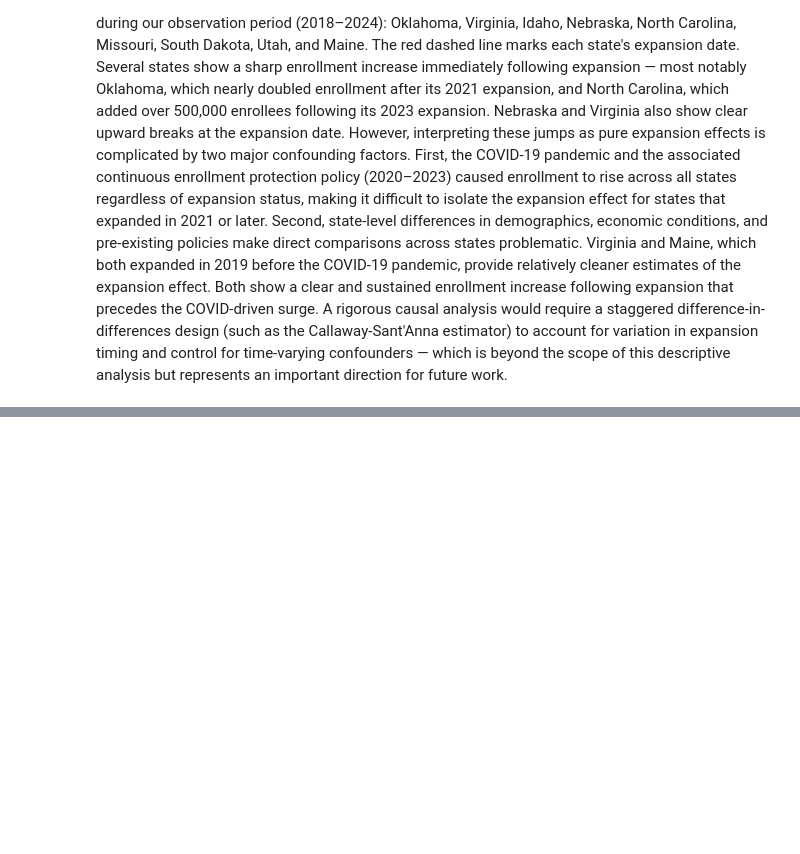
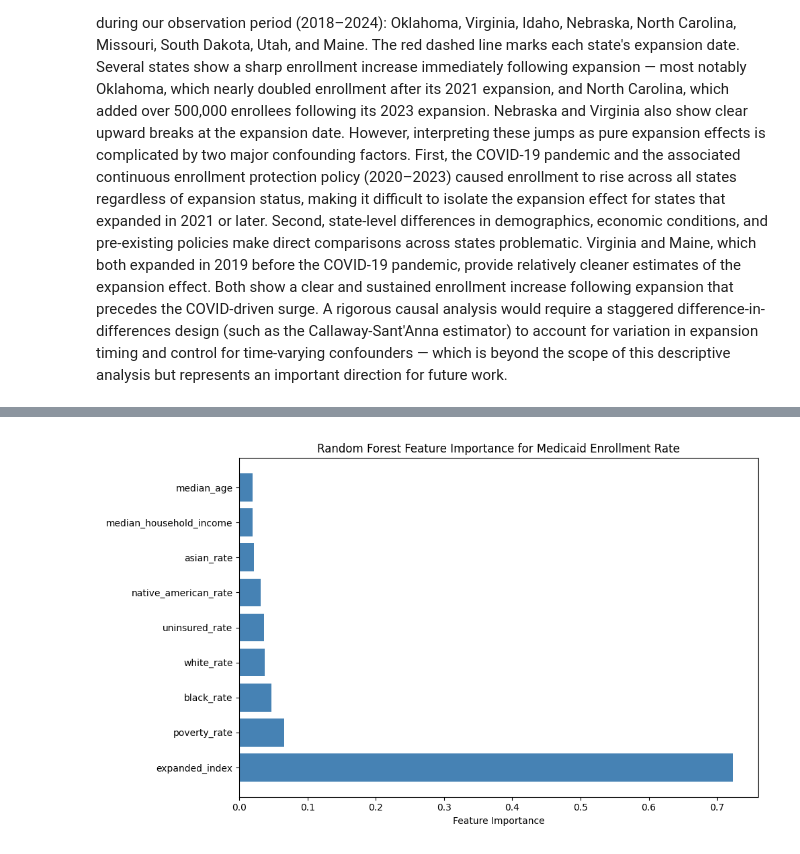
Before and after one commit to berylhu43/Medicaid_AWS, a Jupyter notebook: final.ipynb, the cells around one changed output, grey strips where cells are left out. Saved outputs shown, nothing was run; the diff lists cells and outputs as text; code cells hidden in the pictures; blank space fills up the shorter version.

```diff
--- a/final.ipynb
+++ b/final.ipynb
@@ -942,0 +981,6 @@ Virginia and Maine, which both expanded in 2019 before the COVID-19 pandemic, pr
+# %%
+# encode expansion state as 0 and 1
+indexer = StringIndexer(
+    inputCol="state_expanded_medicaid",
+    outputCol="expanded_index"
+)
@@ -942,0 +999,17 @@ Virginia and Maine, which both expanded in 2019 before the COVID-19 pandemic, pr
+# %%
+# Random Forest
+rf = RandomForestRegressor(
+    featuresCol="features",
+    labelCol="enrollment_rate",
+    numTrees=100,
+    maxDepth=5,
+    seed=42
+)
+# %%
+# Pipeline
+pipeline = Pipeline(stages=[indexer, assembler, rf])
+
+# train-test split
+train, test = ml_df.randomSplit([0.7, 0.3], seed=42)
+model = pipeline.fit(train)
+predictions = model.transform(test)
@@ -942,0 +1037,11 @@ Virginia and Maine, which both expanded in 2019 before the COVID-19 pandemic, pr
+# %%
+# Feature importance
+
+rf_model = model.stages[-1]
+importances = rf_model.featureImportances.toArray()
+feature_importance = pd.DataFrame({
+    'feature': feature_cols,
+    'importance': importances
+}).sort_values('importance', ascending=False)
+
+print(feature_importance)
@@ -942,0 +1059,10 @@ Virginia and Maine, which both expanded in 2019 before the COVID-19 pandemic, pr
+# %%
+plt.close()
+plt.figure(figsize=(10, 6))
+plt.barh(feature_importance['feature'], feature_importance['importance'], color='steelblue')
+plt.xlabel('Feature Importance')
+plt.title('Random Forest Feature Importance for Medicaid Enrollment Rate')
+plt.tight_layout()
+%matplot plt
+# %% [output]
+[figure, added]
```
Also changed, not shown: parts of 10 cells of this notebook.
